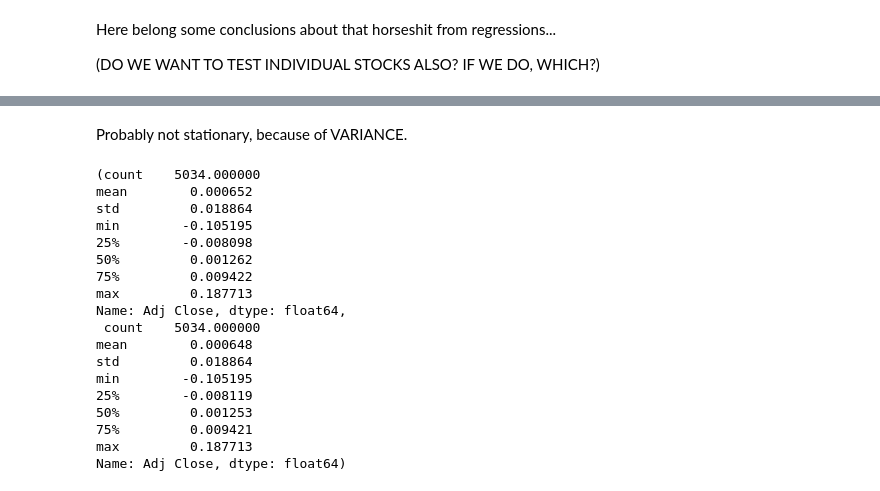
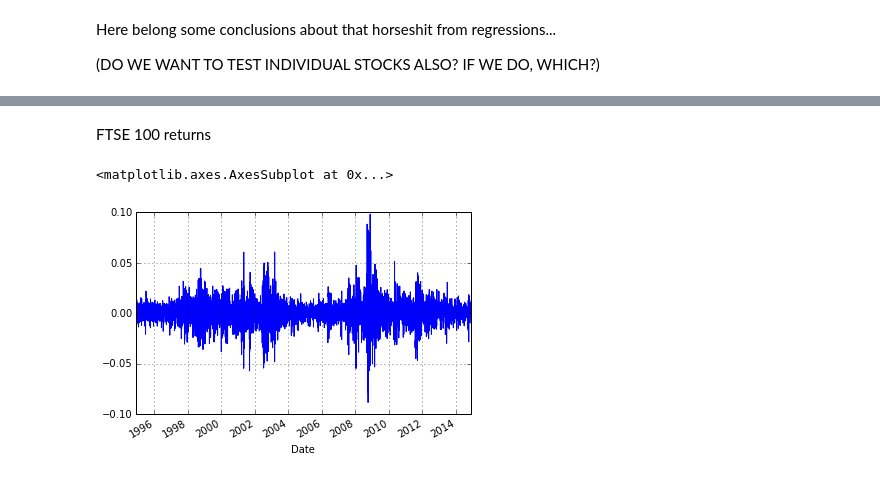
Before and after one commit to ankitvad/ML-FIN, a Jupyter notebook: Testing Random-Walk Hypothesis and related shit.ipynb, the cells around one changed output, grey strips where cells are left out. Cells and saved outputs as stored; diff of their text form; code cells hidden in the pictures.

```diff
--- a/Testing Random-Walk Hypothesis and related shit.ipynb
+++ b/Testing Random-Walk Hypothesis and related shit.ipynb
@@ -169,23 +164,8 @@ NDX_1d_returns[2000:3000].hist(bins=100)
-# %% [markdown]
-Probably not stationary, because of VARIANCE.
-# %%
-NDX_1d_returns.shift().dropna().describe(), NDX_1d_returns[1:5035].describe()
-# %% [output]
-(count    5034.000000
-mean        0.000652
-std         0.018864
-min        -0.105195
-25%        -0.008098
-50%         0.001262
-75%         0.009422
-max         0.187713
-Name: Adj Close, dtype: float64,
- count    5034.000000
-mean        0.000648
-std         0.018864
-min        -0.105195
-25%        -0.008119
-50%         0.001253
-75%         0.009421
-max         0.187713
-Name: Adj Close, dtype: float64)
+# %% [markdown]
+FTSE 100 returns
+# %%
+FTSE_1d_returns = FTSE['Adj Close'].pct_change().dropna()
+FTSE_1d_returns.plot()
+# %% [output]
+<matplotlib.axes.AxesSubplot at 0x...>
+[figure, added]
```
Also changed, not shown: parts of 16 cells of this notebook.
